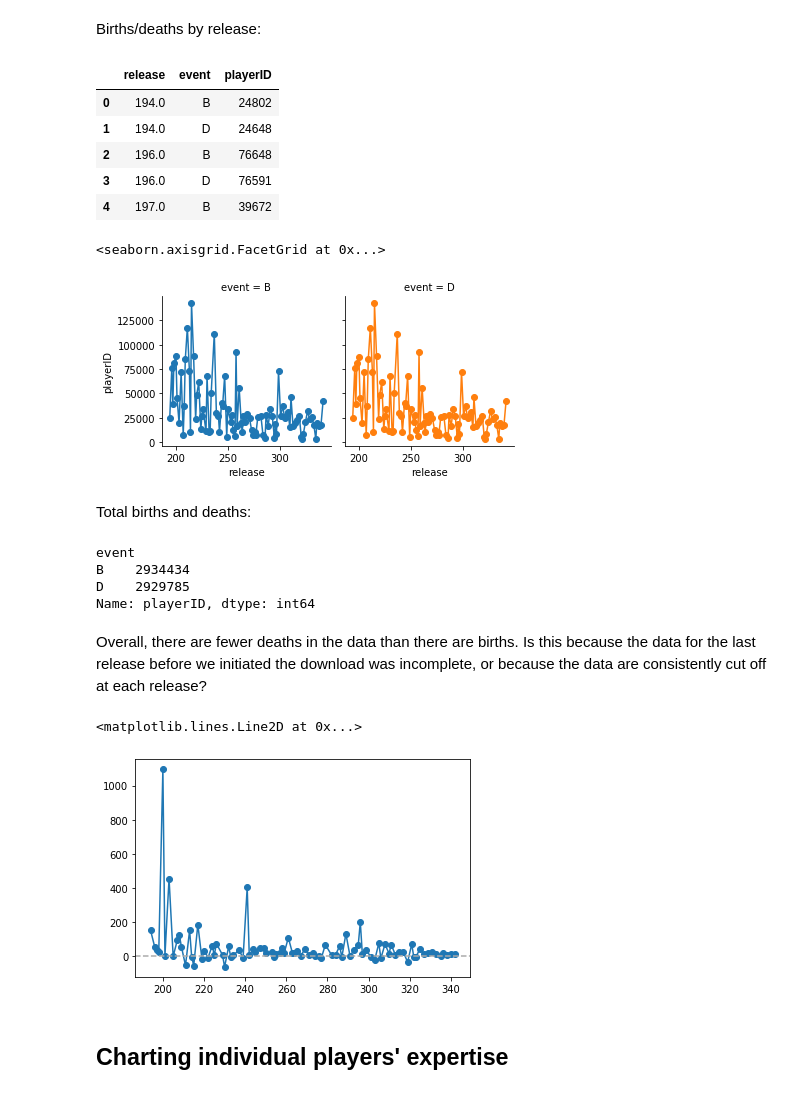
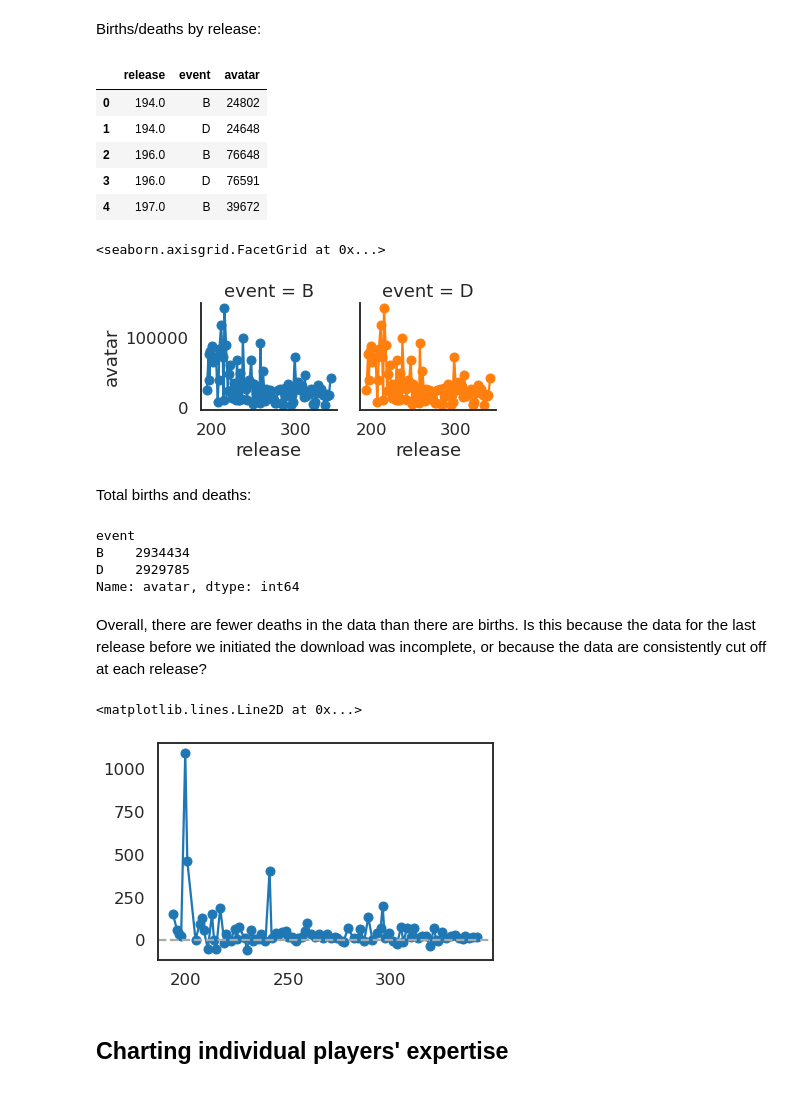
Before and after one commit to nataliavelez/OneHourOneLife, a Jupyter notebook: 2_demographics/2_3_census.ipynb, the cells around one changed output. Drawn from its saved outputs; the diff is of its cells as text; code cells hidden in the pictures.

Commit message:
fixed data wrangling; hash => player; playerID => avatar

```diff
--- a/2_demographics/2_3_census.ipynb
+++ b/2_demographics/2_3_census.ipynb
@@ -15,6 +15,9 @@ import matplotlib.pyplot as plt
 import seaborn as sns
 from scipy import stats
 from statsmodels.distributions.empirical_distribution import ECDF
+
+sns.set_style('white')
+sns.set_context('talk')
 # %% [markdown]
 ## Prepare data for analysis
 # %% [markdown]
@@ -43,12 +46,12 @@ big_df.head()
 # %% [markdown]
 Births/deaths by release:
 # %%
-big_activity = big_df.groupby(['release', 'event']).agg({'playerID': 'count'})
+big_activity = big_df.groupby(['release', 'event']).agg({'avatar': 'count'})
 big_activity = big_activity.reset_index()
 
 big_activity.head()
 # %% [output]
-|  | release | event | playerID |
+|  | release | event | avatar |
 | 0 | 194.0 | B | 24802 |
 | 1 | 194.0 | D | 24648 |
 | 2 | 196.0 | B | 76648 |
@@ -56,31 +59,31 @@ big_activity.head()
 | 4 | 197.0 | B | 39672 |
 # %%
 grid = sns.FacetGrid(big_activity, col="event", hue="event")
-grid.map(plt.plot, "release", "playerID", marker="o")
+grid.map(plt.plot, "release", "avatar", marker="o")
 # %% [output]
 <seaborn.axisgrid.FacetGrid at 0x...>
-[figure, old version]
+[figure, new version]
 # %% [markdown]
 Total births and deaths:
 # %%
-big_activity.groupby('event')['playerID'].sum()
+big_activity.groupby('event')['avatar'].sum()
 # %% [output]
 event
 B    2934434
 D    2929785
-Name: playerID, dtype: int64
+Name: avatar, dtype: int64
 # %% [markdown]
 Overall, there are fewer deaths in the data than there are births. Is this because the data for the last release before we initiated the download was incomplete, or because the data are consistently cut off at each release?
 # %%
-big_by_release = big_activity.groupby(['release', 'event'])['playerID'].sum().reset_index()
-big_diff = big_by_release.pivot(index='release', columns='event', values='playerID').reset_index()
+big_by_release = big_activity.groupby(['release', 'event'])['avatar'].sum().reset_index()
+big_diff = big_by_release.pivot(index='release', columns='event', values='avatar').reset_index()
 big_diff['diff'] = big_diff['B'] - big_diff['D']
 
 plt.plot(big_diff['release'], big_diff['diff'], marker = 'o')
 plt.axhline(y = 0, linestyle = '--', color='#aaaaaa')
 # %% [output]
 <matplotlib.lines.Line2D at 0x...>
-[figure, old version]
+[figure, new version]
 # %% [markdown]
 ## Charting individual players' expertise
 # %% [markdown]
```
Also changed, not shown: parts of 18 cells of this notebook, 6 other files.
